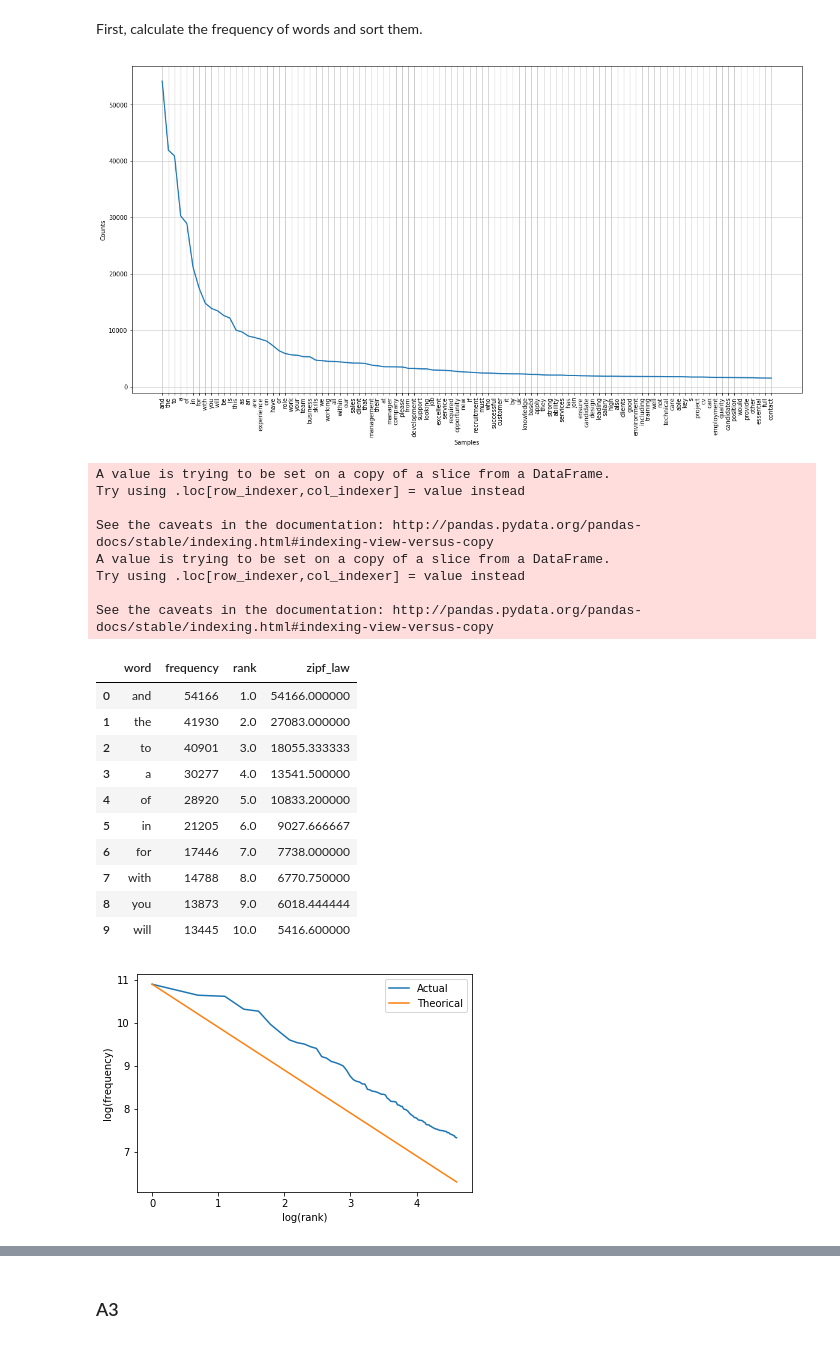
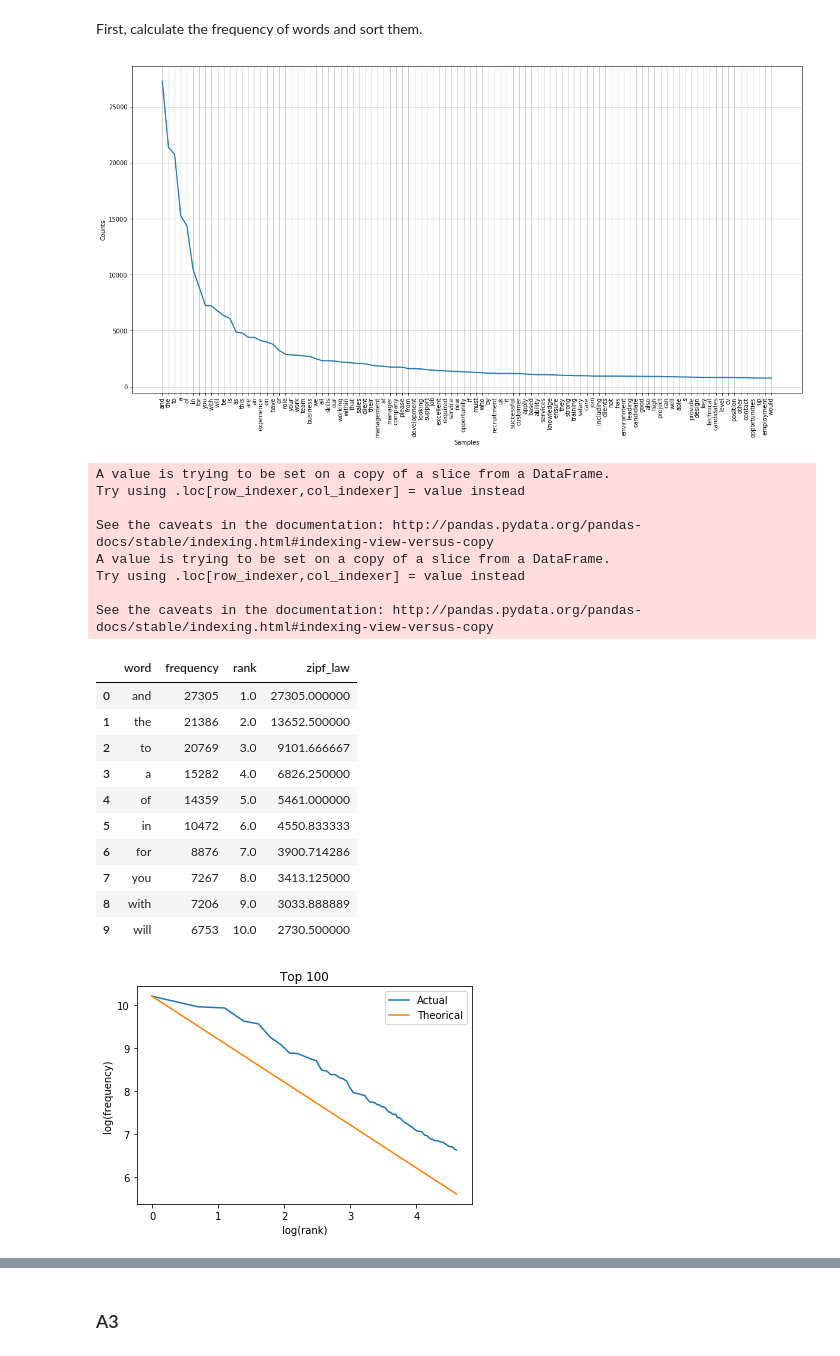
Before and after one commit to abhinaya08/text_analytics, a Jupyter notebook: assignment1/HW1_PartA_Tiff.ipynb, the cells around one changed output, grey strips where cells are left out. Drawn from its saved outputs; the diff is of its cells as text; code cells hidden in the pictures.

Commit message:
Add files via upload
9/10 updated:
I changed the environment to Python 3.6.
Change the sample size to 2500 data points.
Also, I added another plot that shows the entire sample to zipf's law

```diff
--- a/assignment1/HW1_PartA_Tiff.ipynb
+++ b/assignment1/HW1_PartA_Tiff.ipynb
@@ -36,7 +38,7 @@ In order to find the top 5 POS, we need to first tokenize the full description.<
 We'll do this by first taking a random sample size of 5000.
 # %%
 random.seed(99)
-sample_5000 = random.sample(range(len(train_data)),5000)
-sample_data = train_data['FullDescription'][sample_5000]
+sample_2500 = random.sample(range(len(train_data)),2500)
+sample_data = train_data['FullDescription'][sample_2500]
 sample_data[:3]
 # %% [output]
@@ -47,7 +49,7 @@ Name: FullDescription, dtype: object
 # %% [markdown]
 Then we conduct nltk tokenize to our sample. But there's still some steps before tokenize.
 # %%
-full_des = sample_data.sum().decode('utf-8').lower()
+full_des = sample_data.sum().lower()
 des_words = nltk.word_tokenize(full_des)
 des_words = [word for word in des_words if word.isalpha()==True] #get rid of punctuation
 # %%
@@ -104,7 +98,7 @@ fdist = nltk.FreqDist(des_words)
 plt.figure(figsize=(20,10))
 fdist.plot(100, cumulative=False)
 # %% [output]
-[figure, old version]
+[figure, new version]
 # %%
 #Sorted by frequency
 sort_fdist = pd.DataFrame(sorted(fdist.items(), key=operator.itemgetter(1),reverse=True))
@@ -123,29 +117,30 @@ Try using .loc[row_indexer,col_indexer] = value instead
 
 See the caveats in the documentation: http://pandas.pydata.org/pandas-docs/stable/indexing.html#indexing-view-versus-copy
 |  | word | frequency | rank | zipf_law |
-| 0 | and | 54166 | 1.0 | 54166.000000 |
-| 1 | the | 41930 | 2.0 | 27083.000000 |
-| 2 | to | 40901 | 3.0 | 18055.333333 |
-| 3 | a | 30277 | 4.0 | 13541.500000 |
-| 4 | of | 28920 | 5.0 | 10833.200000 |
-| 5 | in | 21205 | 6.0 | 9027.666667 |
-| 6 | for | 17446 | 7.0 | 7738.000000 |
-| 7 | with | 14788 | 8.0 | 6770.750000 |
-| 8 | you | 13873 | 9.0 | 6018.444444 |
-| 9 | will | 13445 | 10.0 | 5416.600000 |
+| 0 | and | 27305 | 1.0 | 27305.000000 |
+| 1 | the | 21386 | 2.0 | 13652.500000 |
+| 2 | to | 20769 | 3.0 | 9101.666667 |
+| 3 | a | 15282 | 4.0 | 6826.250000 |
+| 4 | of | 14359 | 5.0 | 5461.000000 |
+| 5 | in | 10472 | 6.0 | 4550.833333 |
+| 6 | for | 8876 | 7.0 | 3900.714286 |
+| 7 | you | 7267 | 8.0 | 3413.125000 |
+| 8 | with | 7206 | 9.0 | 3033.888889 |
+| 9 | will | 6753 | 10.0 | 2730.500000 |
 # %%
 fig = plt.figure()
 
 x = [math.log(c) for c in most_common_100['rank'].values]
 y1 = [math.log(c) for c in most_common_100['frequency']]
 y2 = [math.log(c) for c in most_common_100['zipf_law']]
 
 ax1 = plt.plot(x,y1,label='Actual')
 ax2 = plt.plot(x,y2,label='Theorical')
 
 xlabel("log(rank)")
 ylabel("log(frequency)")
+title('Top 100')
 plt.legend()
 plt.show()
 # %% [output]
-[figure, old version]
+[figure, new version]
```
Also changed, not shown: parts of 9 cells of this notebook.
